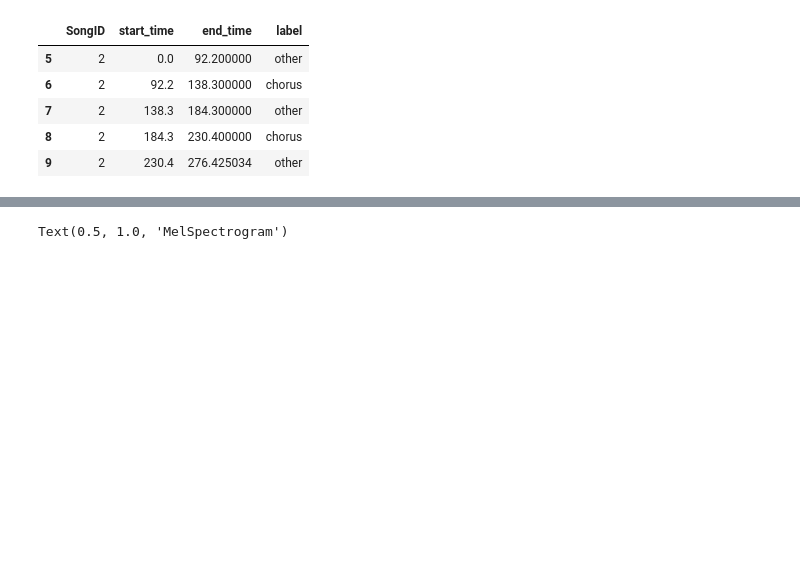
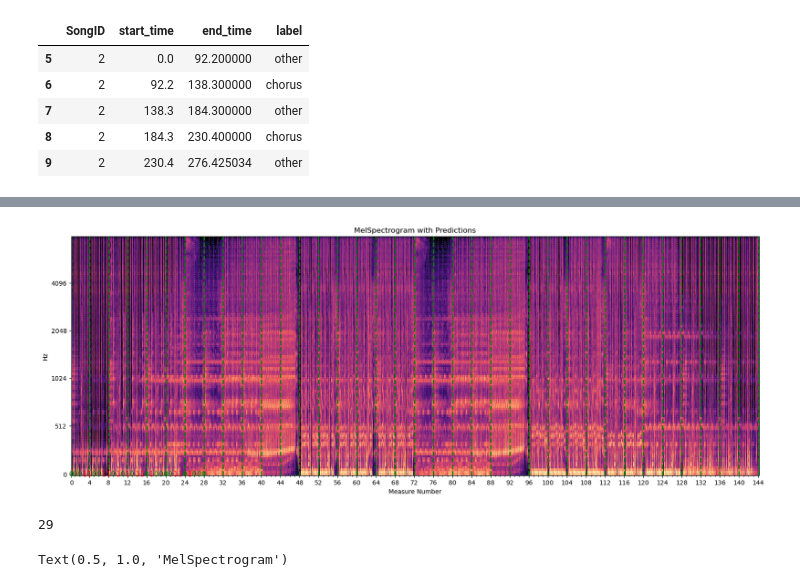
Before and after one commit to dennisvdang/mixin, a Jupyter notebook: notebooks/04_Modeling.ipynb, the cells around one changed output, grey strips where cells are left out. Cells and saved outputs as stored; diff of their text form; code cells hidden in the pictures; blank space fills up the shorter version.

```diff
--- a/notebooks/04_Modeling.ipynb
+++ b/notebooks/04_Modeling.ipynb
@@ -213,14 +223,3 @@ studio_bpm, stable_frames = get_studio_bpm(beats)
 # using spotify's tempo to create measure grid
 tempo = data['sp_tempo'].iloc[0]
 measure_grid, measure_length = quantize_beats(stable_frames, tempo, duration)
-# %%
-fig, ax = plt.subplots(figsize=(20, 7))
-librosa.display.waveshow(y_harm, sr=sr, alpha=0.5, ax=ax, label='Harmonic', color='b')
-librosa.display.waveshow(y_perc, sr=sr, alpha=0.5, ax=ax, label='Percussive', color='r')
-ax.set_xlim([0, duration])
-apply_measure_grid(ax, measure_grid)
-ax.set_ylabel('Amplitude')
-ax.set(title='Harmonic and Percussive waveforms with Measure Grid')
-ax.legend()
-plt.tight_layout()
-plt.show()
@@ -228,0 +352,7 @@ plt.show()
+# %%
+# Create a DataFrame from the stacked flattened features
+decomposed_features_df = pd.DataFrame(flattened_features)
+
+# Add the labels from measure_segments to the DataFrame
+decomposed_features_df['label'] = measure_segments['label'].values
+decomposed_features_df
@@ -228,0 +433,48 @@ plt.show()
+# %%
+# Function to visualize predictions with color coding
+def visualize_predictions_with_colors(melspectrogram, predictions, actual_labels, measure_grid, sr):
+    fig, ax = plt.subplots(figsize=(20, 7))
+
+    # Display the melspectrogram
+    librosa.display.specshow(melspectrogram, x_axis='time', y_axis='mel', sr=sr, fmax=8000, ax=ax)
+
+    # Overlay predictions
+    for i, (prediction, actual_label) in enumerate(zip(predictions, actual_labels)):
+        # Extract scalar values for prediction
+        pred_label = np.argmax(prediction)  # Assuming prediction is one-hot encoded
+
+        # Determine color based on correctness
+        color = 'green' if pred_label == actual_label else 'red'
+
+        # Overlay the prediction on the melspectrogram
+        ax.text(measure_grid[i], 0, str(pred_label), color=color, fontsize=12, ha='center', va='center')
+
+    # Apply measure grid
+    apply_measure_grid(ax, measure_grid)
+
+    ax.set_title('MelSpectrogram with Predictions')
+    plt.show()
+
+# Compute Melspectrogram
+D = np.abs(librosa.stft(audio))**2
+S = librosa.feature.melspectrogram(S=D, sr=sr)
+S_dB = librosa.power_to_db(S, ref=np.max)
+
+# Obtain predictions from the trained model
+predictions = model.predict(X_test)
+
+# For classification tasks with softmax activation, 'predictions' will contain probability scores for each class.
+# If you want to obtain the predicted class labels, you can use np.argmax to get the index of the maximum probability score.
+predicted_labels = np.argmax(predictions, axis=1)
+actual_labels = measure_segments['label']
+# Convert actual_labels to numpy array if necessary
+actual_labels = np.array(actual_labels)
+
+# Visualize predictions with color coding
+visualize_predictions_with_colors(S_dB, predictions, actual_labels, measure_grid, sr)
+# %% [output]
+[figure, added]
+# %%
+len(predicted_labels)
+# %% [output]
+29
```
Also changed, not shown: parts of 18 cells of this notebook.
